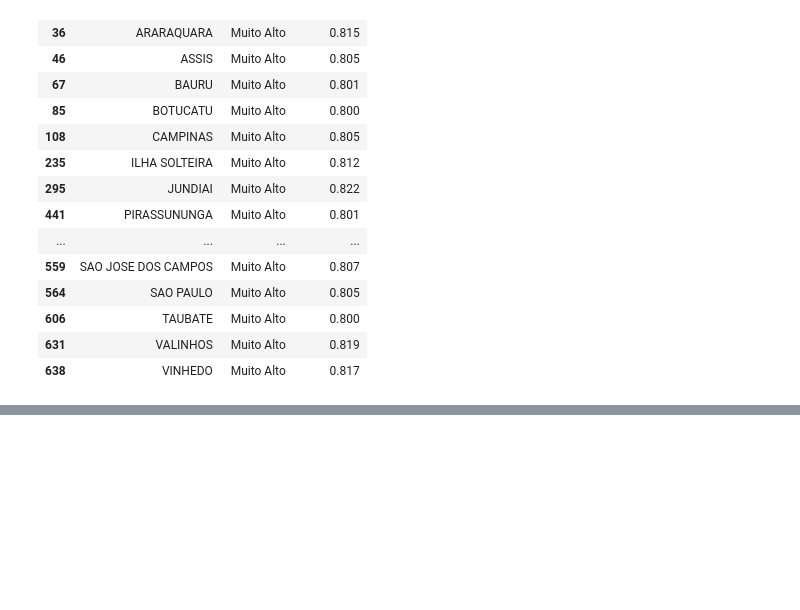
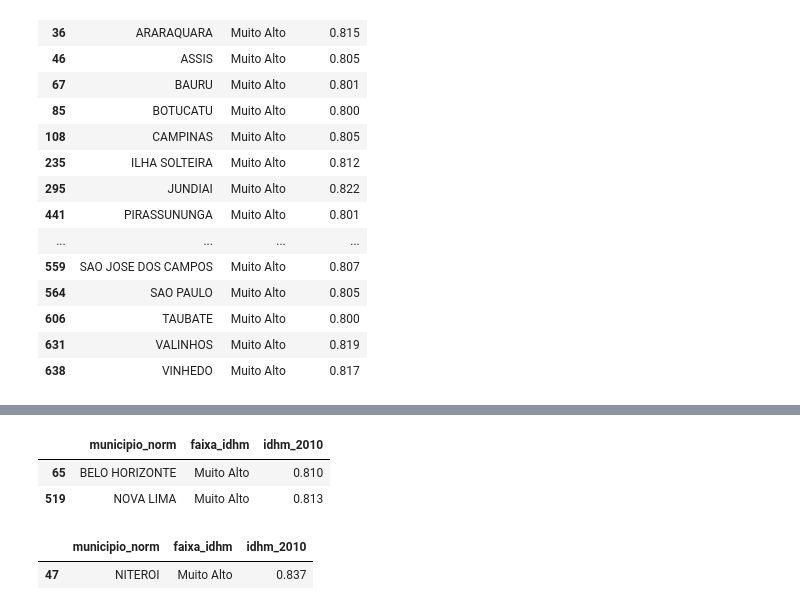
Before and after one commit to CrisEngComp/analise_obesidade_sudeste_brasileiro, a Jupyter notebook: analise_obesidade_funcoes.ipynb, the cells around one changed output, grey strips where cells are left out. Saved outputs shown, nothing was run; the diff lists cells and outputs as text; code cells hidden in the pictures; blank space fills up the shorter version.

```diff
--- a/analise_obesidade_funcoes.ipynb
+++ b/analise_obesidade_funcoes.ipynb
@@ -1036,0 +1059,15 @@ cidades_idhm
+# %%
+cidades_idhm_mg = nome_municipio_por_IDHM(df_consolidado_mg, 'Muito Alto')
+
+cidades_idhm_mg
+# %% [output]
+|  | municipio_norm | faixa_idhm | idhm_2010 |
+| 65 | BELO HORIZONTE | Muito Alto | 0.810 |
+| 519 | NOVA LIMA | Muito Alto | 0.813 |
+# %%
+cidades_idhm_rj = nome_municipio_por_IDHM(df_consolidado_rj, 'Muito Alto')
+
+cidades_idhm_rj
+# %% [output]
+|  | municipio_norm | faixa_idhm | idhm_2010 |
+| 47 | NITEROI | Muito Alto | 0.837 |
```
Also changed, not shown: parts of 11 cells of this notebook, 1 other file.
